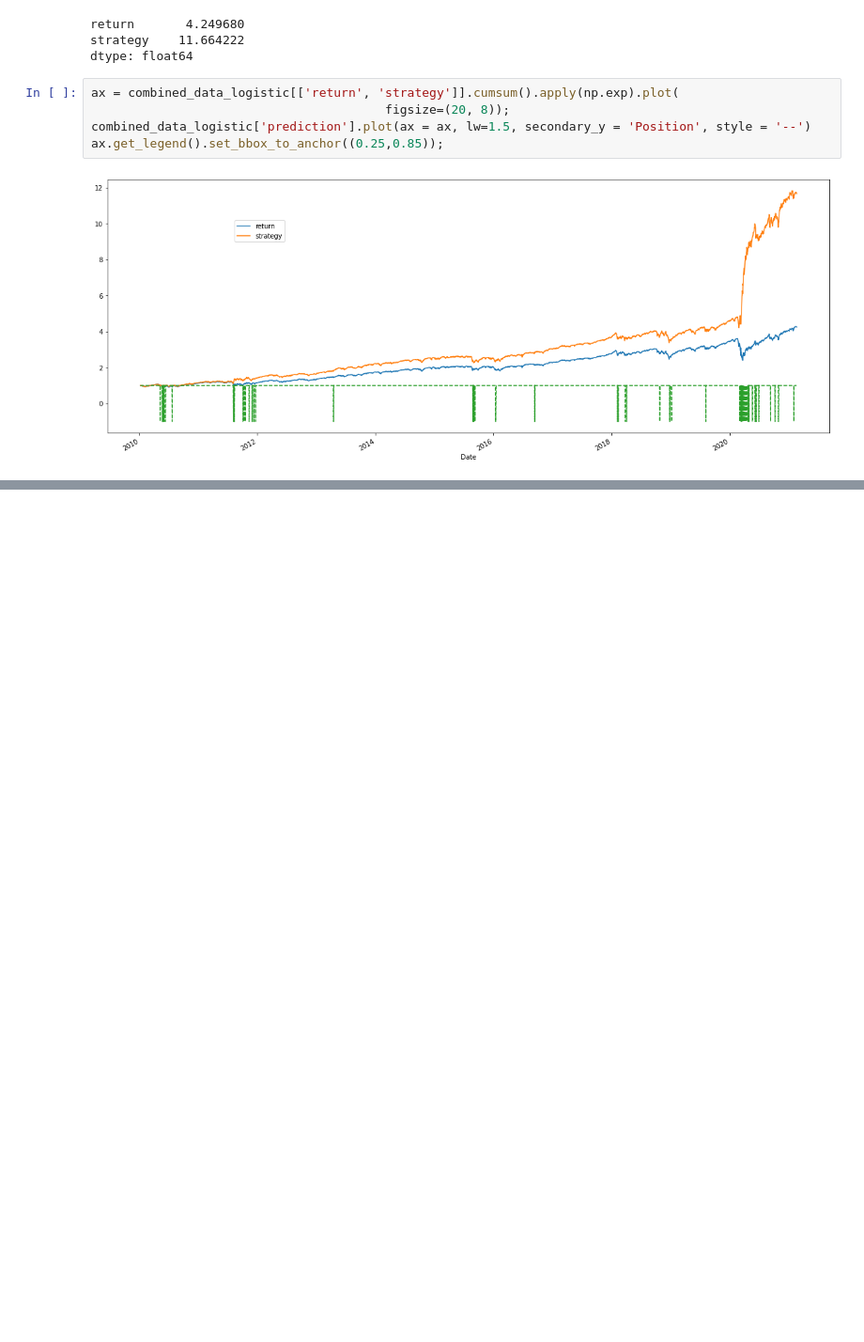
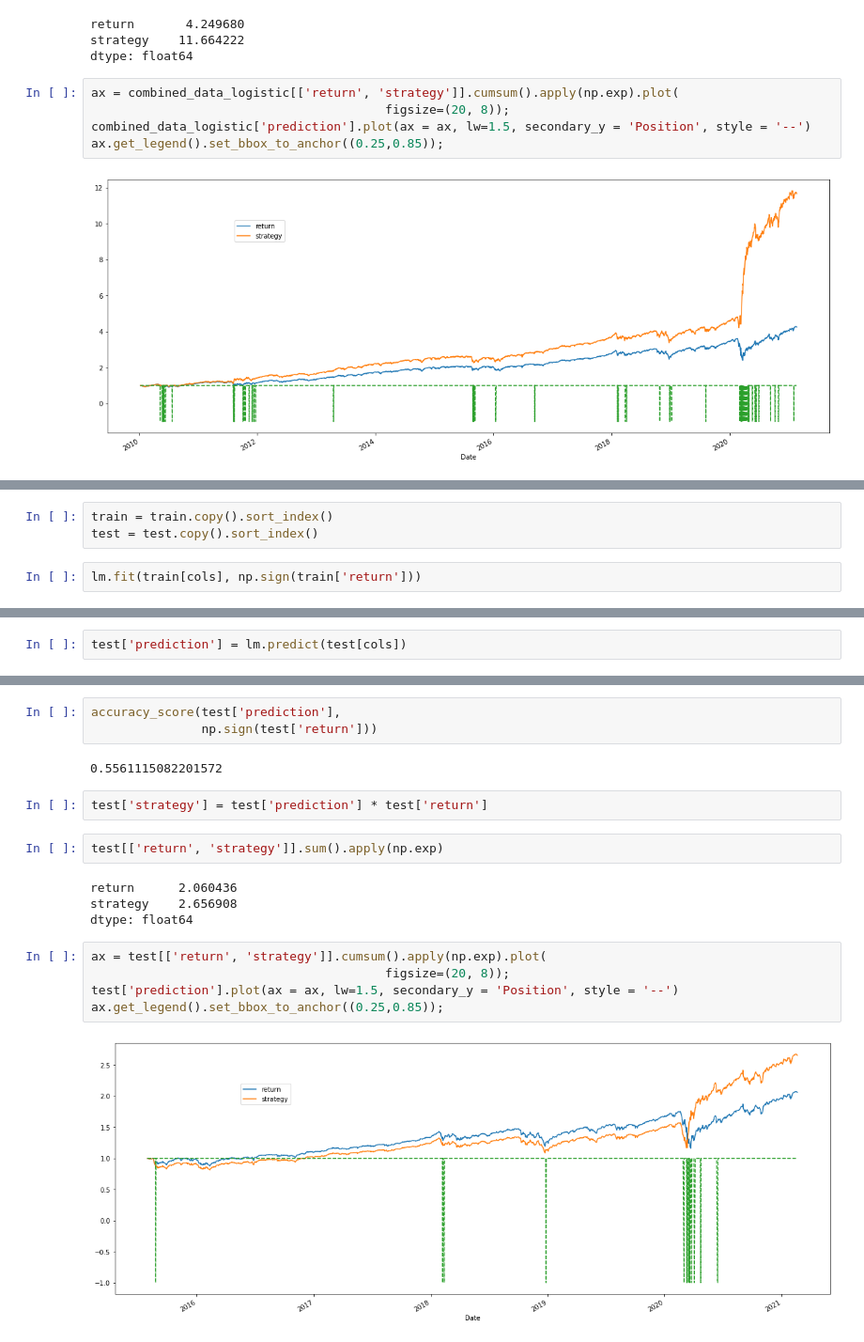
Before and after one commit to ferhat00/PortfolioOptimisation, a Jupyter notebook: Price_Prediction_ML.ipynb, the cells around one changed output, grey strips where cells are left out. Shown at 94% size. Saved outputs shown, nothing was run; the diff lists cells and outputs as text; blank space fills up the shorter version.

```diff
--- a/Price_Prediction_ML.ipynb
+++ b/Price_Prediction_ML.ipynb
@@ -197,0 +205,5 @@ ax.get_legend().set_bbox_to_anchor((0.25,0.85));
+# %%
+train = train.copy().sort_index()
+test = test.copy().sort_index()
+# %%
+lm.fit(train[cols], np.sign(train['return']))
@@ -197,0 +212,2 @@ ax.get_legend().set_bbox_to_anchor((0.25,0.85));
+# %%
+test['prediction'] = lm.predict(test[cols])
@@ -197,0 +231,20 @@ ax.get_legend().set_bbox_to_anchor((0.25,0.85));
+# %%
+accuracy_score(test['prediction'],
+               np.sign(test['return']))
+# %% [output]
+0.5561115082201572
+# %%
+test['strategy'] = test['prediction'] * test['return']
+# %%
+test[['return', 'strategy']].sum().apply(np.exp)
+# %% [output]
+return      2.060436
+strategy    2.656908
+dtype: float64
+# %%
+ax = test[['return', 'strategy']].cumsum().apply(np.exp).plot(
+                                        figsize=(20, 8));
+test['prediction'].plot(ax = ax, lw=1.5, secondary_y = 'Position', style = '--')
+ax.get_legend().set_bbox_to_anchor((0.25,0.85));
+# %% [output]
+[figure, added]
```
Also changed, not shown: parts of 26 cells of this notebook.
